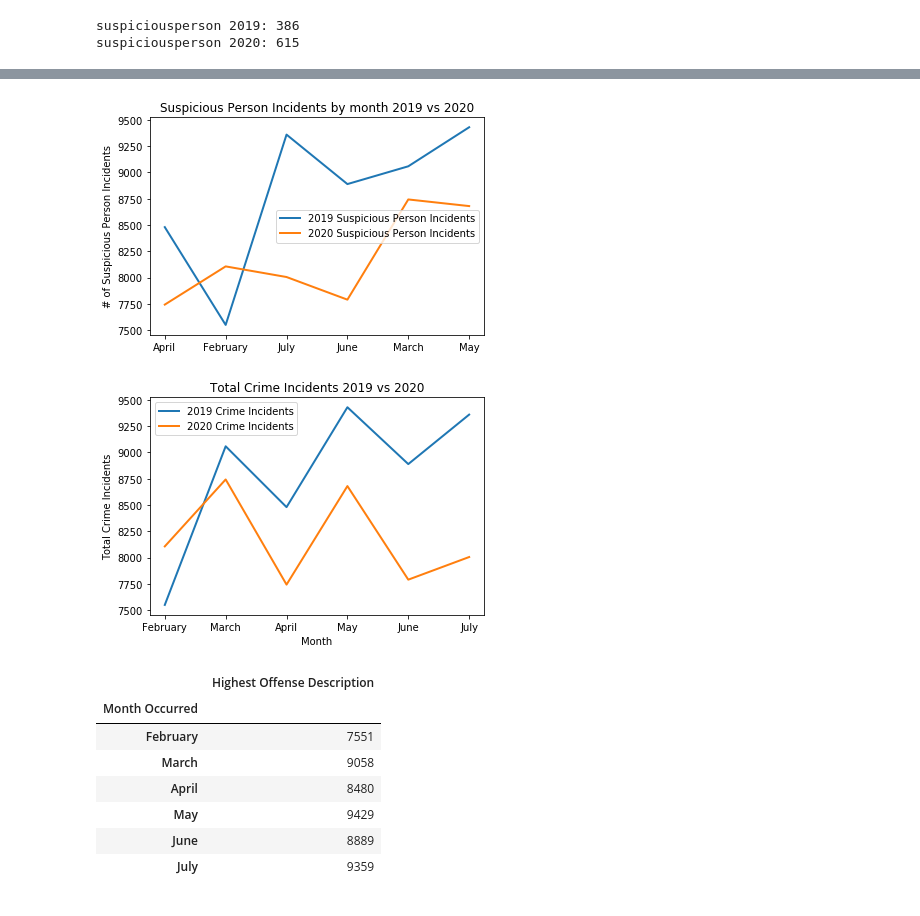
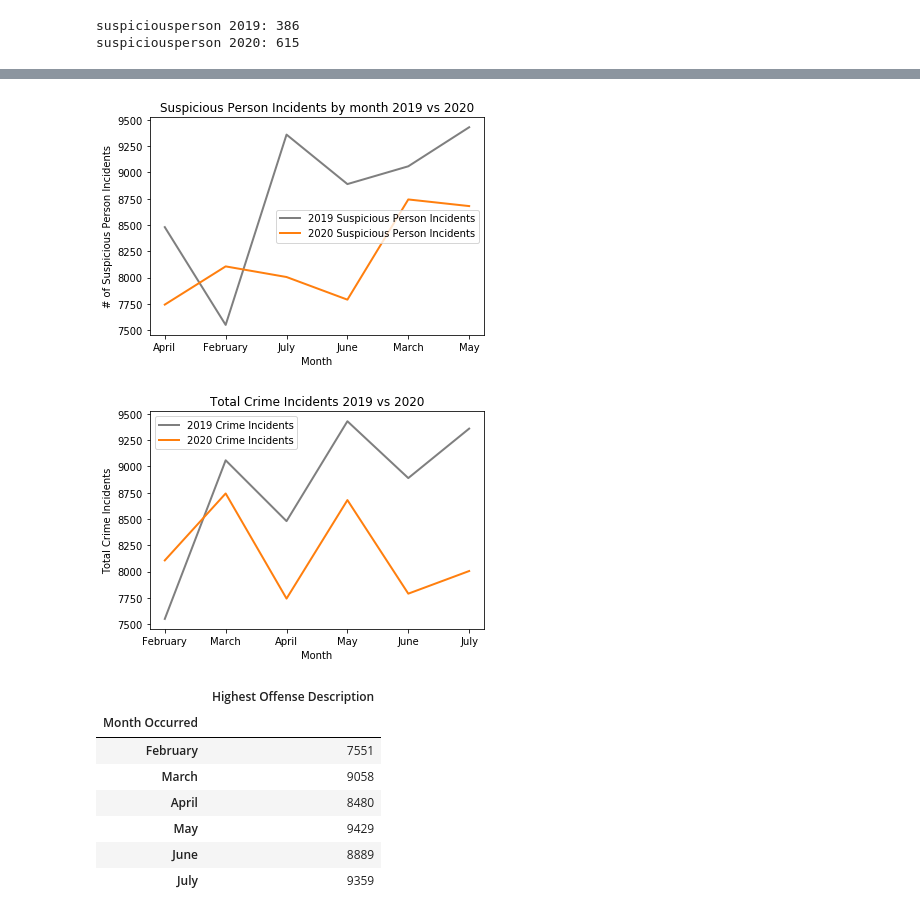
Before and after one commit to ibeth92/Crime_in_the_Time_of_COVID, a Jupyter notebook: Overall Crime.ipynb, the cells around one changed output, grey strips where cells are left out. Drawn from its saved outputs; the diff is of its cells as text; code cells hidden in the pictures.

```diff
--- a/Overall Crime.ipynb
+++ b/Overall Crime.ipynb
@@ -303,25 +321,27 @@ plt.show()
 # %%
 #Convert object occurred date to timestamp
 #crime_data_df["Occurred Date"] = pd.to_datetime(crime_data_df["Occurred Date"])
 #crime_data_df["Occurred Date"] = pd.arrays.DatetimeArray(crime_data_df["Occurred Date"])
 suspiciousperson2019bymonth = crime_data_selection_months_2019[crime_data_selection_months_2019['Highest Offense Description'].str.contains("SUSPICIOUS PERSON")]
 suspiciousperson2019bymonth = crime_data_selection_months_2019.groupby("Month Occurred").count()
 
 suspiciousperson2020bymonth = crime_data_selection_months_2020[crime_data_selection_months_2020['Highest Offense Description'].str.contains("SUSPICIOUS PERSON")]
 suspiciousperson2020bymonth = crime_data_selection_months_2020.groupby("Month Occurred").count()
 
 month_order = ['February', 'March', 'April', 'May', 'June', 'July']
 summary_suspiciousperson_by_month_2019 = suspiciousperson2019bymonth.reindex(month_order, axis=0)
 summary_suspiciousperson_by_month_2020 = suspiciousperson2020bymonth.reindex(month_order, axis=0)
 
-plt.plot(suspiciousperson2019bymonth,label='2019 Suspicious Person Incidents', linewidth=2)
-plt.plot(suspiciousperson2020bymonth,label='2020 Suspicious Person Incidents', linewidth=2)
+plt.plot(suspiciousperson2019bymonth,label='2019 Suspicious Person Incidents', linewidth=2,color='tab:gray')
+plt.plot(suspiciousperson2020bymonth,label='2020 Suspicious Person Incidents', linewidth=2,color='tab:orange')
 plt.legend()
+plt.xlabel("Month")
 plt.ylabel("# of Suspicious Person Incidents")
 plt.title("Suspicious Person Incidents by month 2019 vs 2020")
+plt.savefig('suspicious.line.png')
 plt.show()
 # %% [output]
-[figure, old version]
+[figure, new version]
 # %%
 # Total Number of Incidents
 # Get months column and groupby for line graph
@@ -335,15 +355,16 @@ month_order = ['February', 'March', 'April', 'May', 'June', 'July']
 totalincidents_by_month_2019 = totalincidents2019bymonth.reindex(month_order, axis=0)
 totalincidents_by_month_2020 = totalincidents2020bymonth.reindex(month_order, axis=0)
 
-plt.plot(totalincidents_by_month_2019,label='2019 Crime Incidents', linewidth=2)
-plt.plot(totalincidents_by_month_2020,label='2020 Crime Incidents', linewidth=2)
+plt.plot(totalincidents_by_month_2019,label='2019 Crime Incidents', linewidth=2,color='tab:gray')
+plt.plot(totalincidents_by_month_2020,label='2020 Crime Incidents', linewidth=2,color='tab:orange')
 plt.legend()
 plt.xlabel("Month")
 plt.ylabel("Total Crime Incidents")
 plt.title("Total Crime Incidents 2019 vs 2020")
+plt.savefig('overall.line.png')
 plt.show()
 # %% [output]
-[figure, old version]
+[figure, new version]
 # %%
 totalincidents_by_month_2019
 # %% [output]
```
Also changed, not shown: parts of 9 cells of this notebook.
